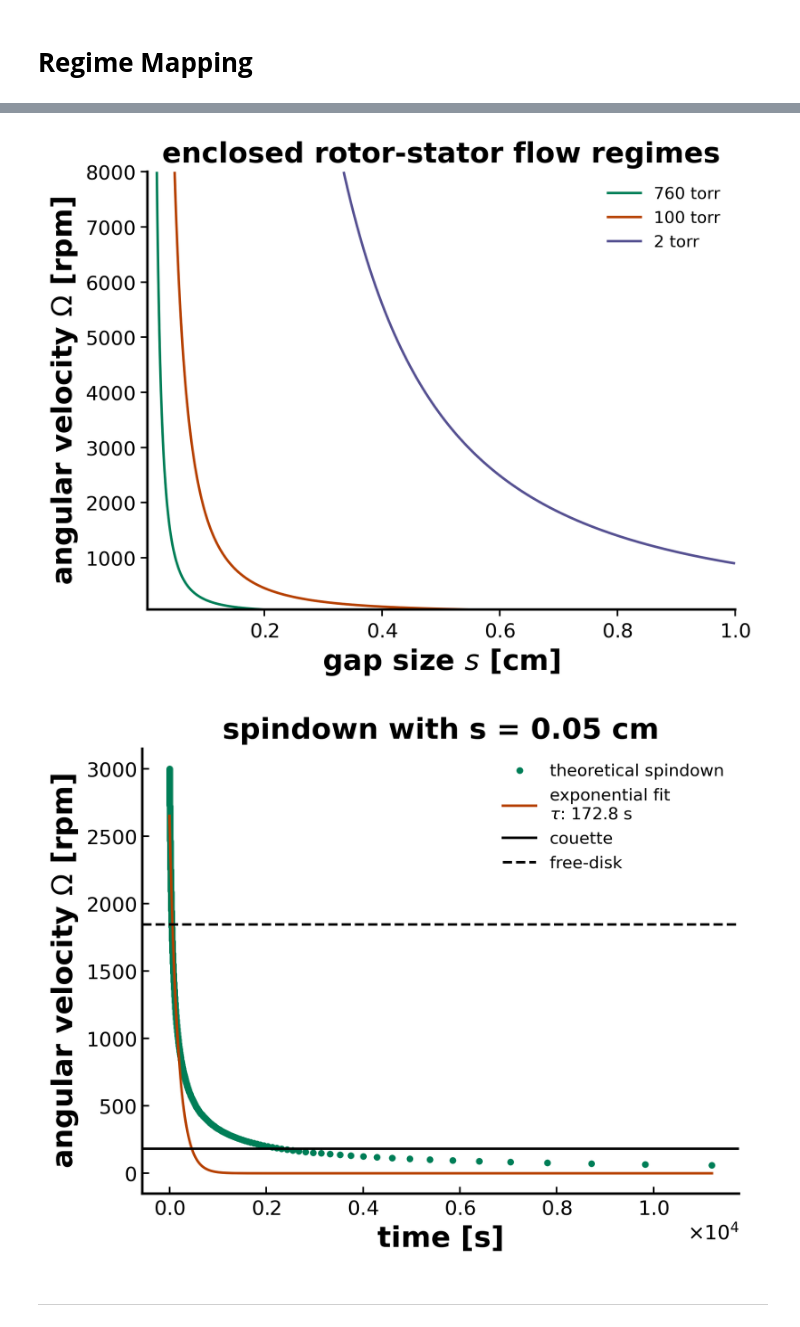
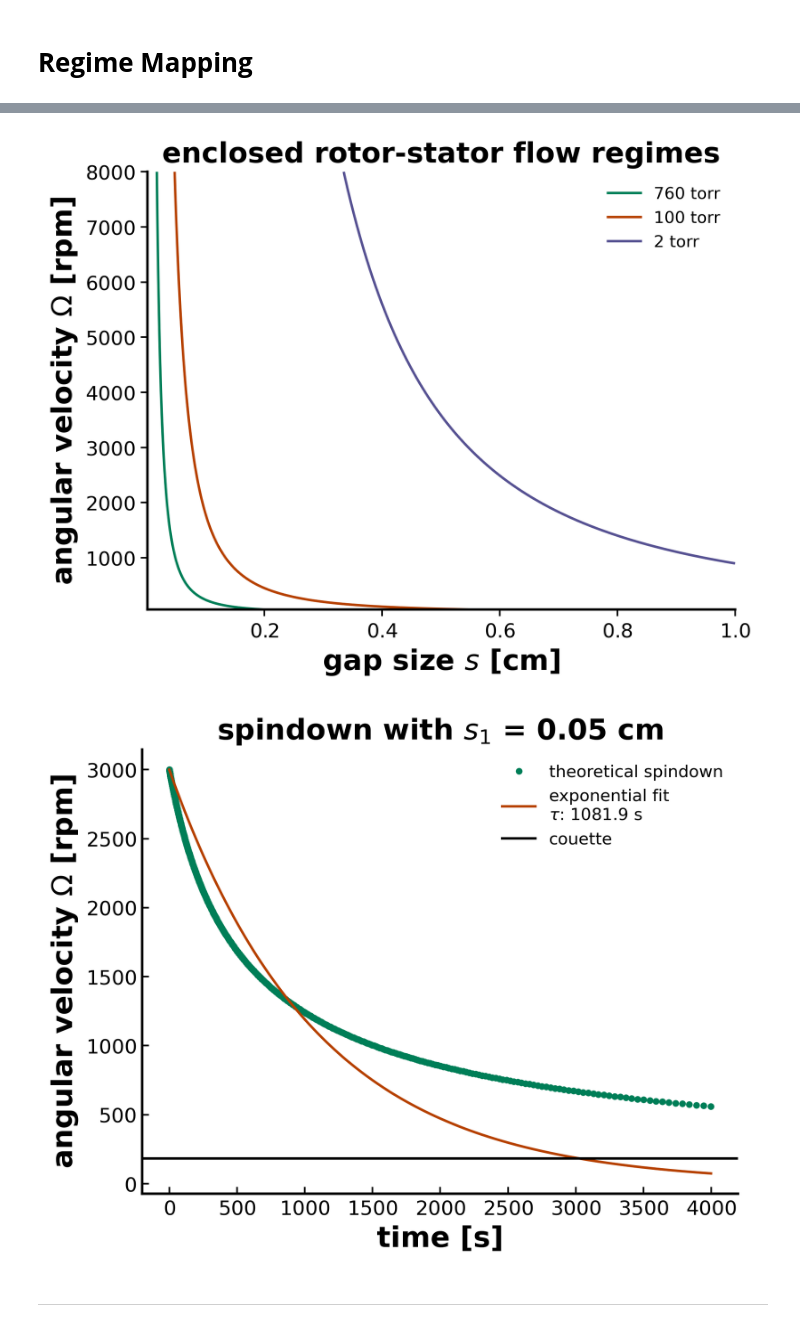
Before and after one commit to Jezen5Volk/Magnetic-Levitation, a Jupyter notebook: Viscous Damping.ipynb, the cells around one changed output, grey strips where cells are left out. Drawn from its saved outputs; the diff is of its cells as text; code cells hidden in the pictures.

```diff
--- a/Viscous Damping.ipynb
+++ b/Viscous Damping.ipynb
@@ -142,9 +139,10 @@ plt.show()
 # **Regime Mapping**
 # %%
 disk = Disk(
-    b = 0.0127,  # radius in meters (radius of 0.0127 is 1 inch diameter)
+    b = 0.0028, #0.0127,  # radius in meters (radius of 0.0127 is 1 inch diameter)
     rho = 7500, # density of levitated mass
-    mu = 1.795e-5 #viscosity in pascal seconds
+    mu = 1.795e-5, #viscosity in pascal seconds
+    elle = 0.0105 #total gap distance in meters
 )
 
 ss, ww, R_gap, M_phi = disk.gen_cmapR(s_start = 10e-6, s_stop = 1e-2, omega_start = 60, omega_stop = 8000, rho_f = 4.81e-26*(2*1.0135e5/760)/(1.38e-23*300))
@@ -196,37 +194,39 @@ for i, (R, p) in enumerate(zip(R_gap, pressure_range)):
     contour = plt.contour(ss*1e2, ww*60/(2*np.pi), R, levels = [1.62], colors = f'C{i}', linestyles = 'solid')
     pressure_legend.append(Line2D([0],[0], color = f"C{i}", label = f'{p} torr'))
 
 plt.legend(handles=pressure_legend)
 plt.gca().tick_params(axis = 'both', direction = 'out')
 plt.xlabel(r"gap size $s$ [cm]", weight = 'heavy', fontsize = "xx-large")
 plt.ylabel(r"angular velocity $\Omega$ [rpm]", weight = 'heavy', fontsize = "xx-large")
 plt.title("enclosed rotor-stator flow regimes", weight = 'heavy', fontsize = "xx-large")
 plt.show()
 
 
 ####################################################
-s = 5e-4
-t, omega, exp_fit, tau_fit = disk.ors_angular_velocity(s = s, omega_start = 3000, omega_stop = 60, pressure = 760)
+s = 0.0005 #5e-4*4
+t, omega, exp_fit, tau_fit = disk.ors_angular_velocity(s = s, omega_start = 3000, omega_stop = 560, pressure = 760)
+
+
 
 
 #hlines
 Omega_couette = disk.mu*3/(disk.rho_f*s**2)
 Omega_free = disk.mu*30.25/(disk.rho_f*s**2)
 
 
 plt.plot(t, omega, label = 'theoretical spindown', linestyle = '', marker = '.')
 plt.plot(t, exp_fit, label = 'exponential fit \n' + r'$\tau$: ' + f'{tau_fit:.1f} s')
 plt.axhline(Omega_couette, c = 'black', label = 'couette')
-plt.axhline(Omega_free, c = 'black', linestyle = '--', label = 'free-disk')
+#plt.axhline(Omega_free, c = 'black', linestyle = '--', label = 'free-disk')
 plt.xlabel("time [s]", weight = 'heavy', fontsize = "xx-large")
 plt.ylabel(r"angular velocity $\Omega$ [rpm]", weight = 'heavy', fontsize = "xx-large")
-plt.title(f"spindown with s = {s*1e2} cm", weight = 'heavy', fontsize = "xx-large")
+plt.title(r"spindown with $s_1$ = " + f"{s*1e2} cm", weight = 'heavy', fontsize = "xx-large")
 plt.legend()
 plt.show()
 # %% [output]
 [figure]
 [figure]
 [figure]
-[figure, old version]
+[figure, new version]
 # %% [markdown]
 ---
```
Also changed, not shown: parts of 1 cell of this notebook, 3 other files.
